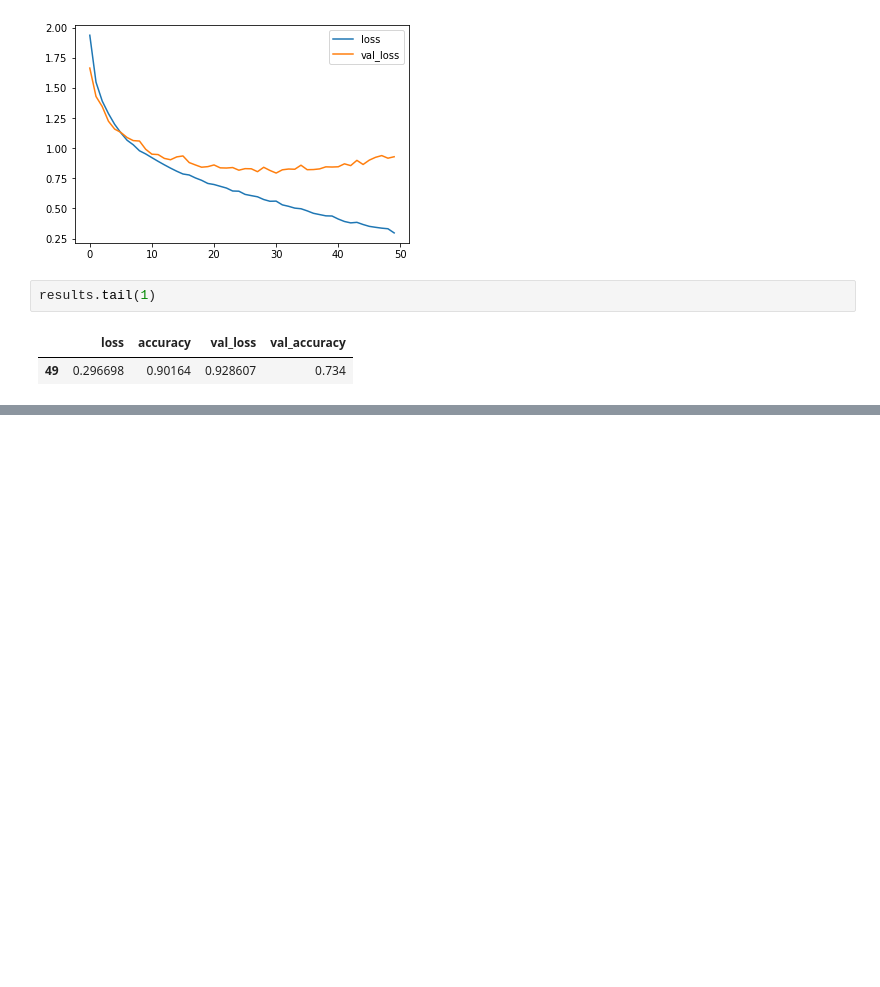
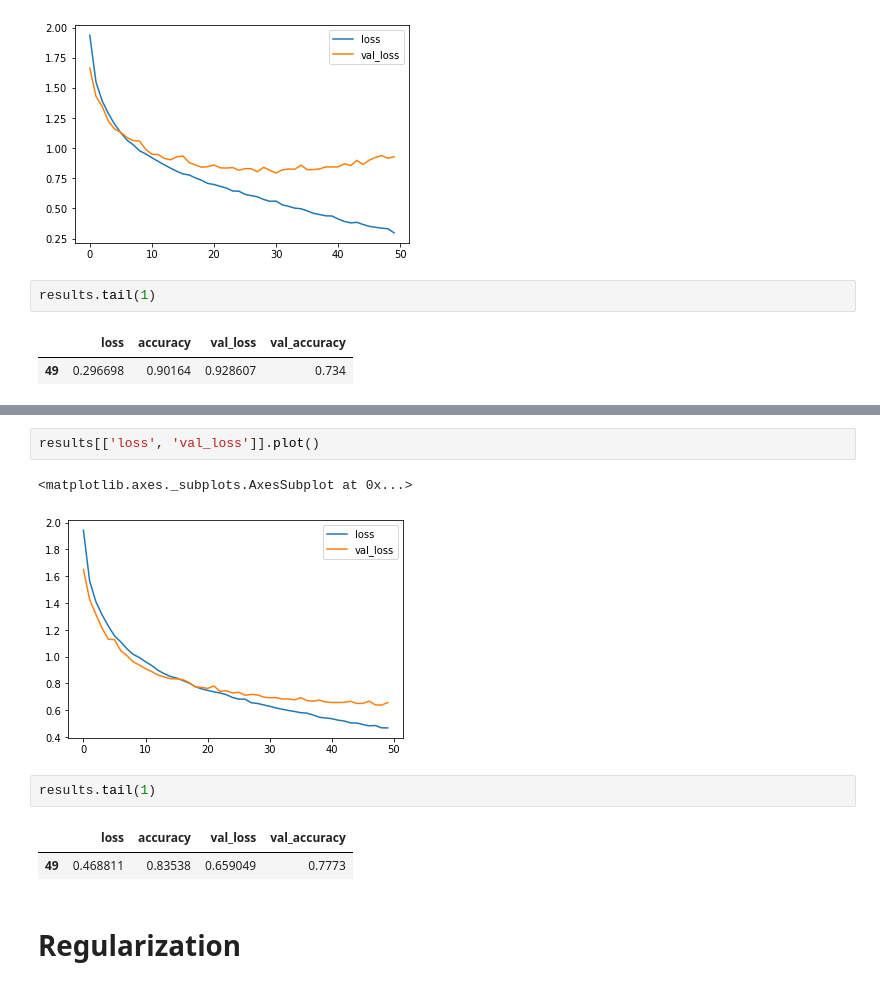
Before and after one commit to ash-coding/machine_learning, a Jupyter notebook: kikagaku/improved_accuracy.ipynb, the cells around one changed output, grey strips where cells are left out. Drawn from its saved outputs; the diff is of its cells as text; blank space fills up the shorter version.

```diff
--- a/kikagaku/improved_accuracy.ipynb
+++ b/kikagaku/improved_accuracy.ipynb
@@ -118,0 +197,12 @@ results.tail(1)
+# %%
+results[['loss', 'val_loss']].plot()
+# %% [output]
+<matplotlib.axes._subplots.AxesSubplot at 0x...>
+[figure, added]
+# %%
+results.tail(1)
+# %% [output]
+|  | loss | accuracy | val_loss | val_accuracy |
+| 49 | 0.468811 | 0.83538 | 0.659049 | 0.7773 |
+# %% [markdown]
+# Regularization
```
Also changed, not shown: parts of 5 cells of this notebook.
